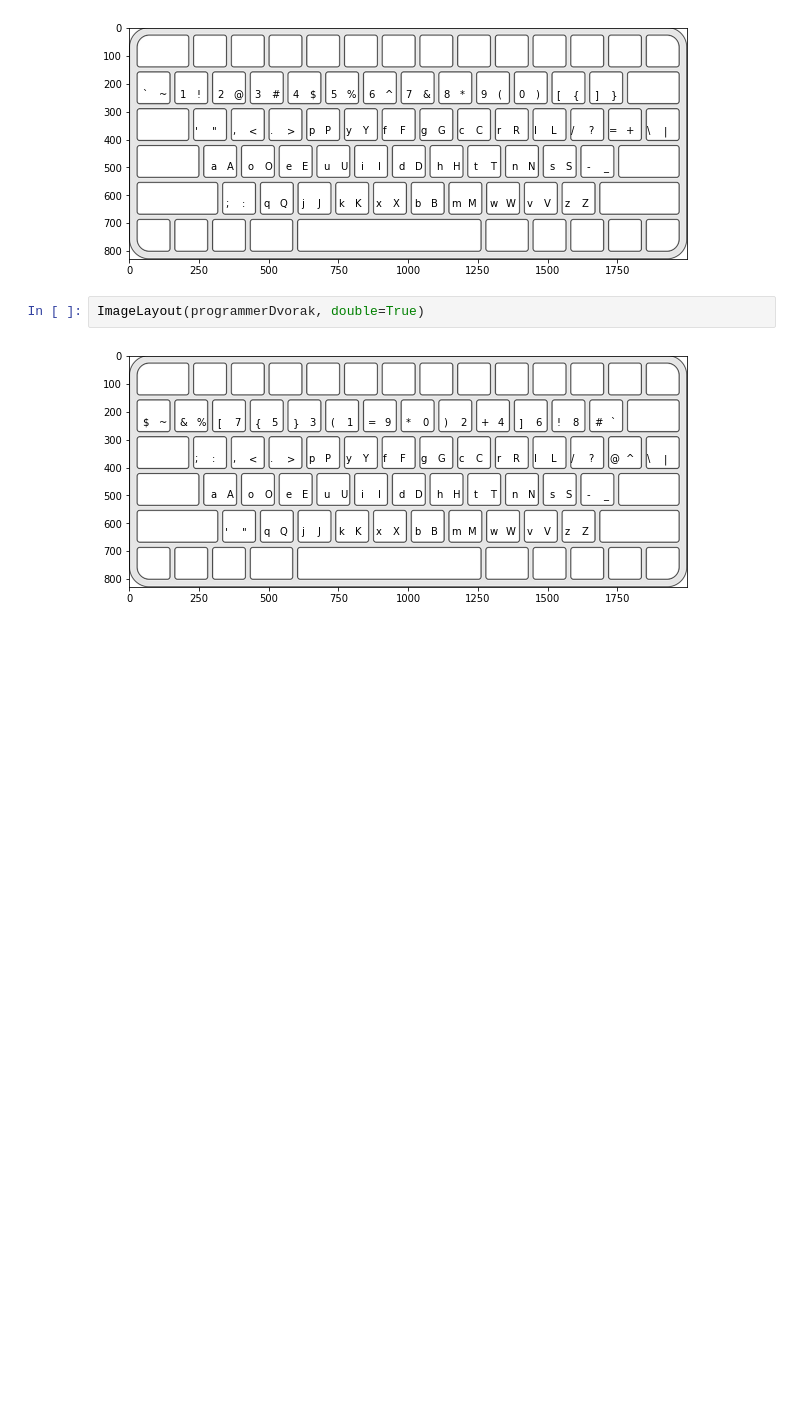
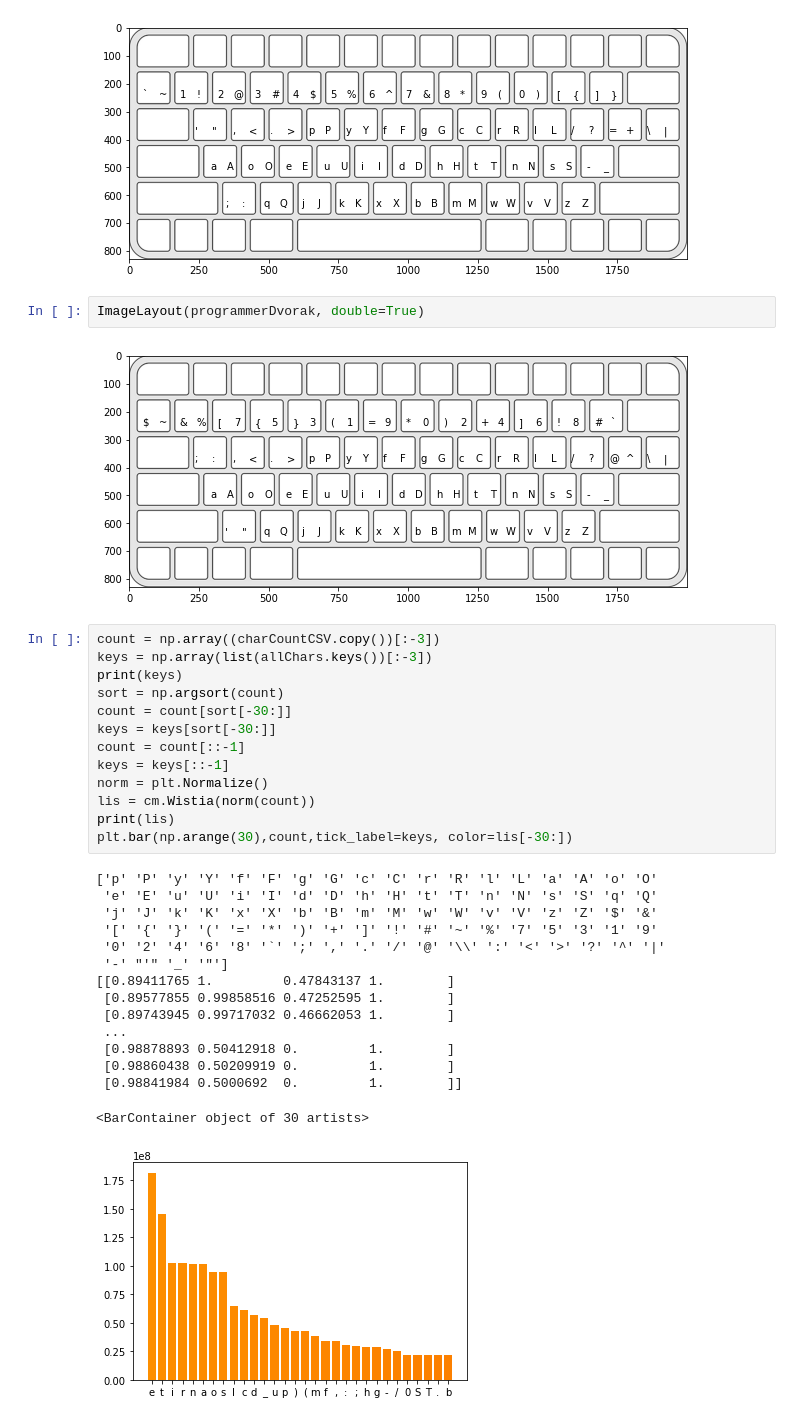
Before and after one commit to jmcsuite/Optimizacion_2, a Jupyter notebook: ProyectoFinal_KeyboardLayout/ObjectiveFunction.ipynb, the cells around one changed output. Cells and saved outputs as stored; diff of their text form; blank space fills up the shorter version.

Commit message:
Histograma

```diff
--- a/ProyectoFinal_KeyboardLayout/ObjectiveFunction.ipynb
+++ b/ProyectoFinal_KeyboardLayout/ObjectiveFunction.ipynb
@@ -495,3 +496,32 @@ ImageLayout(dvorak, double=True)
 ImageLayout(programmerDvorak, double=True)
 # %% [output]
 [figure]
+# %%
+count = np.array((charCountCSV.copy())[:-3])
+keys = np.array(list(allChars.keys())[:-3])
+print(keys)
+sort = np.argsort(count)
+count = count[sort[-30:]]
+keys = keys[sort[-30:]]
+count = count[::-1]
+keys = keys[::-1]
+norm = plt.Normalize()
+lis = cm.Wistia(norm(count))
+print(lis)
+plt.bar(np.arange(30),count,tick_label=keys, color=lis[-30:])
+# %% [output]
+['p' 'P' 'y' 'Y' 'f' 'F' 'g' 'G' 'c' 'C' 'r' 'R' 'l' 'L' 'a' 'A' 'o' 'O'
+ 'e' 'E' 'u' 'U' 'i' 'I' 'd' 'D' 'h' 'H' 't' 'T' 'n' 'N' 's' 'S' 'q' 'Q'
+ 'j' 'J' 'k' 'K' 'x' 'X' 'b' 'B' 'm' 'M' 'w' 'W' 'v' 'V' 'z' 'Z' '$' '&'
+ '[' '{' '}' '(' '=' '*' ')' '+' ']' '!' '#' '~' '%' '7' '5' '3' '1' '9'
+ '0' '2' '4' '6' '8' '`' ';' ',' '.' '/' '@' '\\' ':' '<' '>' '?' '^' '|'
+ '-' "'" '_' '"']
+[[0.89411765 1.         0.47843137 1.        ]
+ [0.89577855 0.99858516 0.47252595 1.        ]
+ [0.89743945 0.99717032 0.46662053 1.        ]
+ ...
+ [0.98878893 0.50412918 0.         1.        ]
+ [0.98860438 0.50209919 0.         1.        ]
+ [0.98841984 0.5000692  0.         1.        ]]
+<BarContainer object of 30 artists>
+[figure, added]
```
Also changed, not shown: parts of 4 cells of this notebook.
